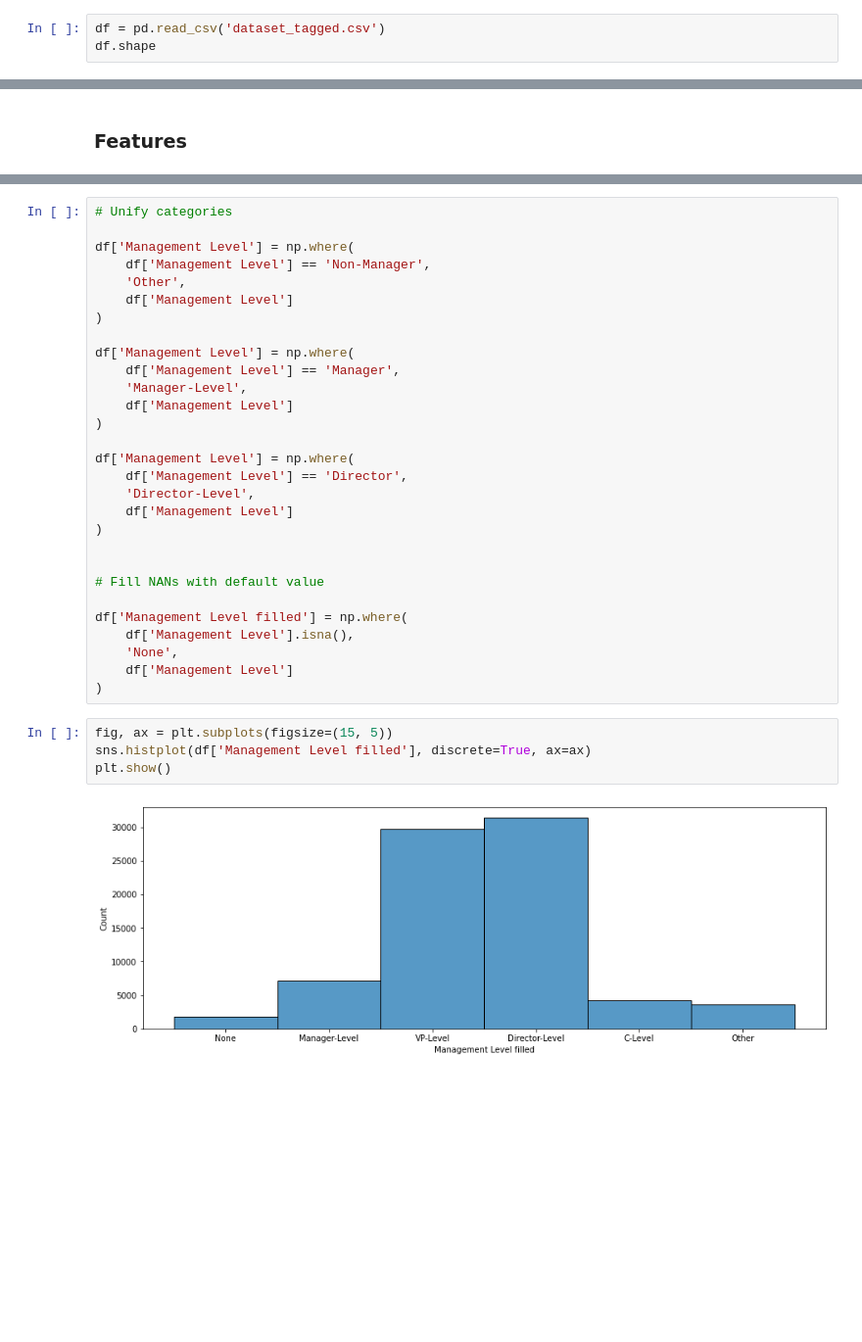
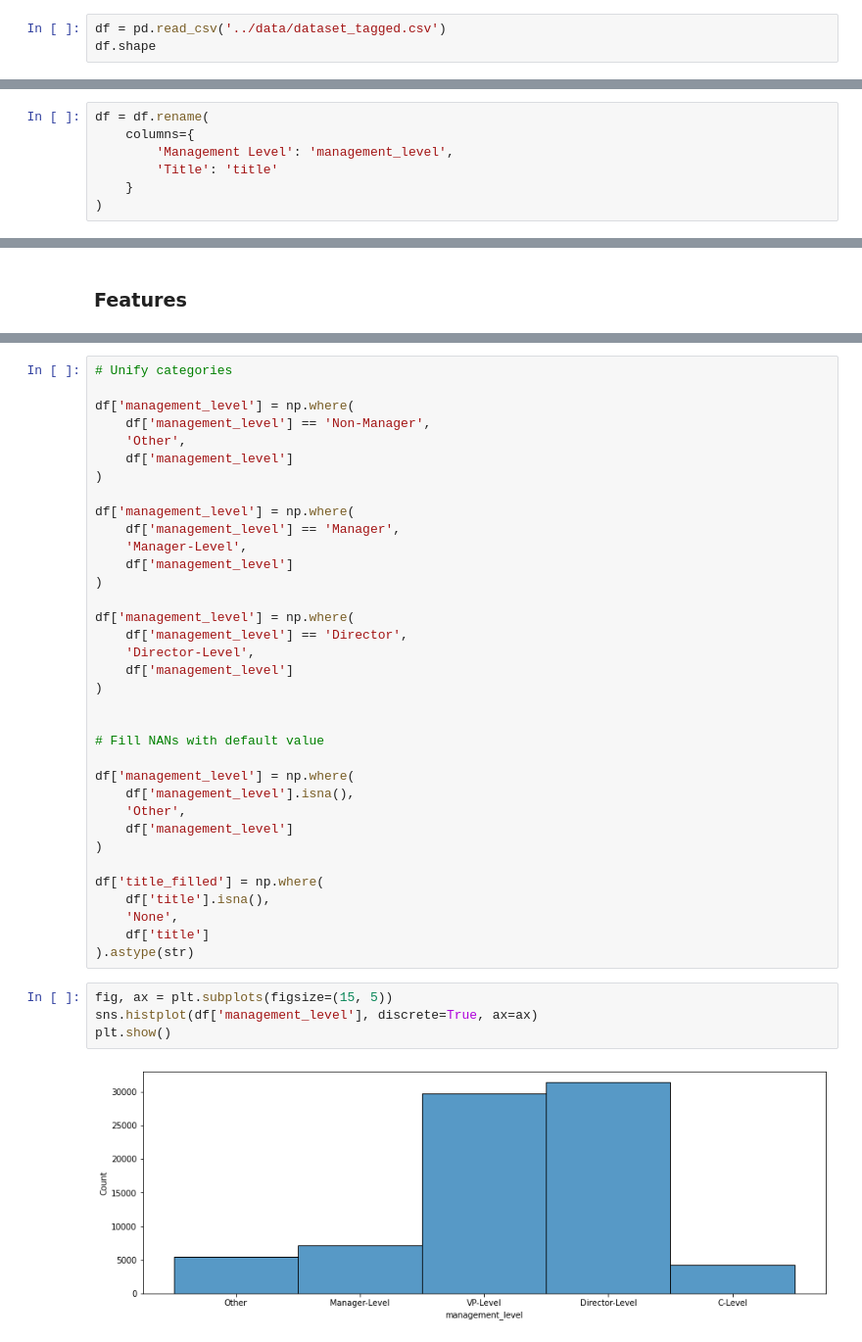
Before and after one commit to omerk1/seniority_prediction, a Jupyter notebook: notebooks/EDA.ipynb, the cells around one changed output, grey strips where cells are left out. Shown: that part at 98% size. Saved outputs shown, nothing was run; the diff lists cells and outputs as text; blank space fills up the shorter version.

```diff
--- a/notebooks/EDA.ipynb
+++ b/notebooks/EDA.ipynb
@@ -10,7 +12,7 @@ import matplotlib.pyplot as plt
 # %% [markdown]
 ## Data loading
 # %%
-df = pd.read_csv('dataset_tagged.csv')
+df = pd.read_csv('../data/dataset_tagged.csv')
 df.shape
 # %% [output]
 (77983, 4)
@@ -23,6 +25,13 @@ df.head()
 | 2 | Eric | Kerr | NaN | NaN |
 | 3 | Andrew | Beam | NaN | Work At Home Department Manager |
 | 4 | Suzana | Djordjevic | Manager-Level | Director of Operations |
+# %%
+df = df.rename(
+    columns={
+        'Management Level': 'management_level',
+        'Title': 'title'
+    }
+)
 # %% [markdown]
 ## Data exploration
 # %% [markdown]
@@ -53,36 +65,42 @@ Name: Management Level, dtype: int64
 # %%
 # Unify categories
 
-df['Management Level'] = np.where(
-    df['Management Level'] == 'Non-Manager',
+df['management_level'] = np.where(
+    df['management_level'] == 'Non-Manager',
     'Other',
-    df['Management Level']
+    df['management_level']
 )
 
-df['Management Level'] = np.where(
-    df['Management Level'] == 'Manager',
+df['management_level'] = np.where(
+    df['management_level'] == 'Manager',
     'Manager-Level',
-    df['Management Level']
+    df['management_level']
 )
 
-df['Management Level'] = np.where(
-    df['Management Level'] == 'Director',
+df['management_level'] = np.where(
+    df['management_level'] == 'Director',
     'Director-Level',
-    df['Management Level']
+    df['management_level']
 )
 
 
 # Fill NANs with default value
 
-df['Management Level filled'] = np.where(
-    df['Management Level'].isna(),
+df['management_level'] = np.where(
+    df['management_level'].isna(),
+    'Other',
+    df['management_level']
+)
+
+df['title_filled'] = np.where(
+    df['title'].isna(),
     'None',
-    df['Management Level']
-)
+    df['title']
+).astype(str)
 # %%
 fig, ax = plt.subplots(figsize=(15, 5))
-sns.histplot(df['Management Level filled'], discrete=True, ax=ax)
+sns.histplot(df['management_level'], discrete=True, ax=ax)
 plt.show()
 # %% [output]
-[figure, old version]
+[figure, new version]
 # %% [markdown]
```
Also changed, not shown: parts of 43 cells of this notebook, 2 other files.
